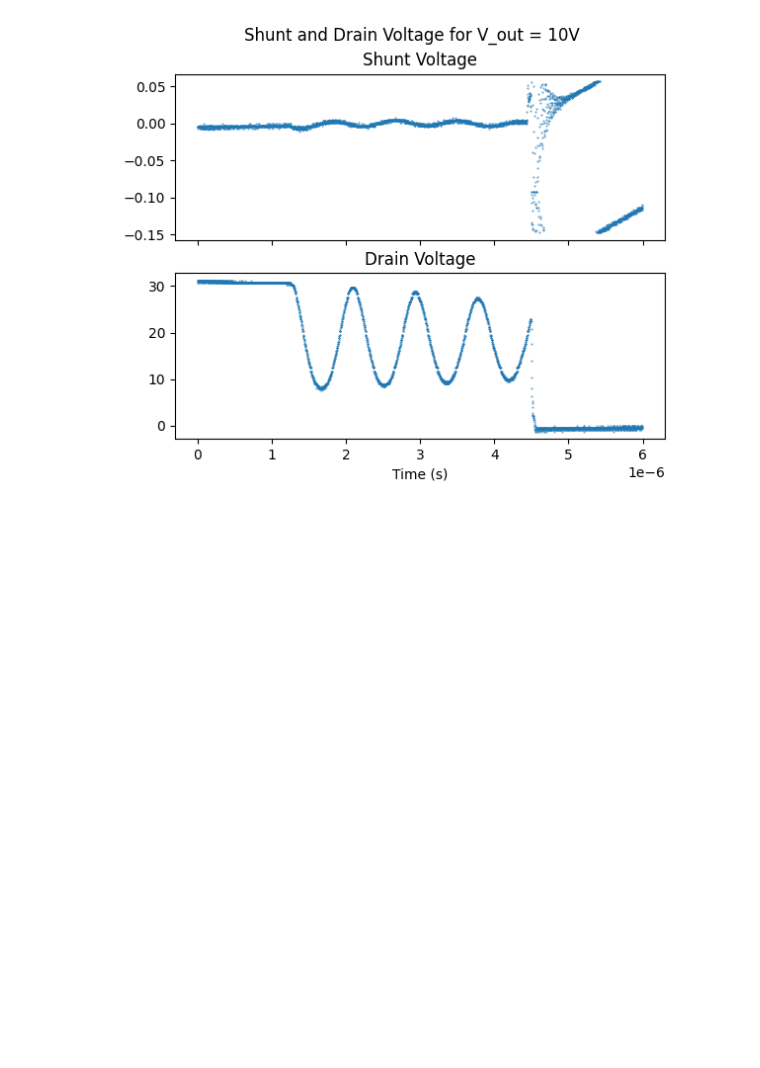
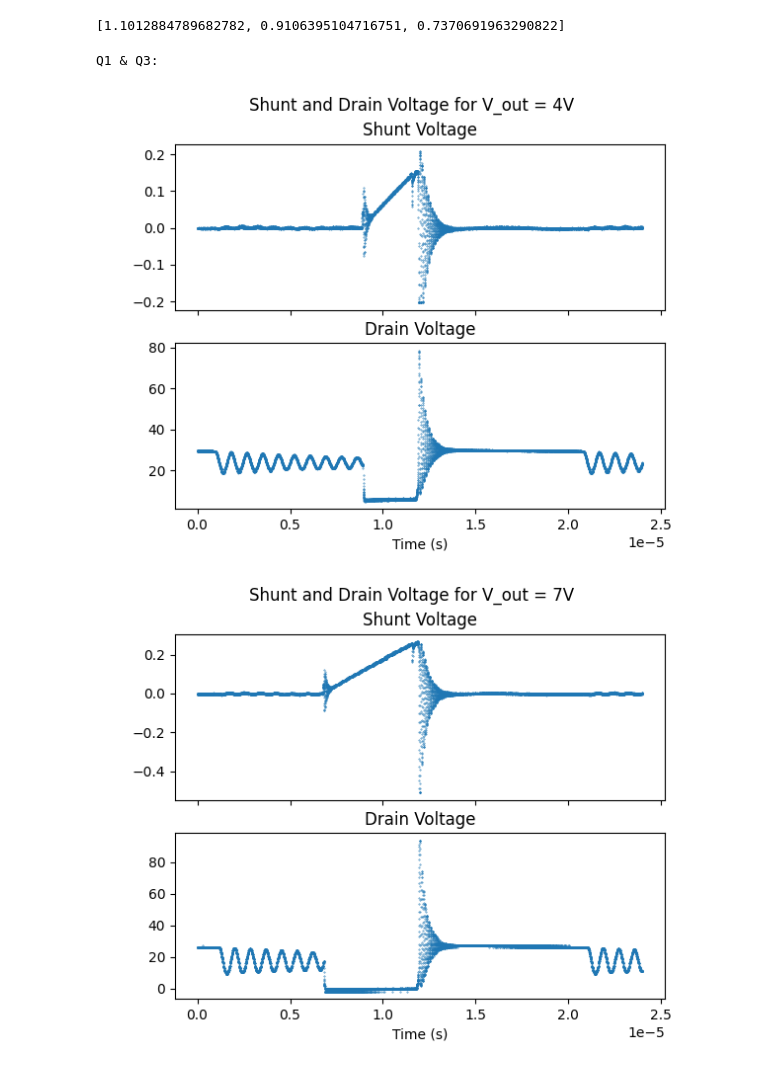
Before and after one commit to lila-smith/power-electronics-spring-2024, a Jupyter notebook: lab6/lila/lab6.ipynb, the cells around one changed output. Saved outputs shown, nothing was run; the diff lists cells and outputs as text; code cells hidden in the pictures; blank space fills up the shorter version.

```diff
--- a/lab6/lila/lab6.ipynb
+++ b/lab6/lila/lab6.ipynb
@@ -46,4 +145,16 @@ def plot_task1(voltage):
-# %%
-plot_task1(10)
-# %% [output]
-[figure, removed]
+# %%
+D_4 = get_D(4, False, 900, -1100, 4500, -6100)
+D_7 = get_D(7, False, 900, -1100, 3450, -6050)
+D_10 = get_D(10, False, 900, -1100, 2610, -5800)
+get_turns_ratio([4, 7, 10],
+                [D_4, D_7, D_10],
+                17.273e-6)
+# %% [output]
+[1.1012884789682782, 0.9106395104716751, 0.7370691963290822]
+# %%
+print("Q1 & Q3:")
+plot_vsh_vdr([4, 7, 10])
+# %% [output]
+Q1 & Q3:
+[figure, added]
+[figure, added]
```
Also changed, not shown: parts of 9 cells of this notebook, 1 other file.
